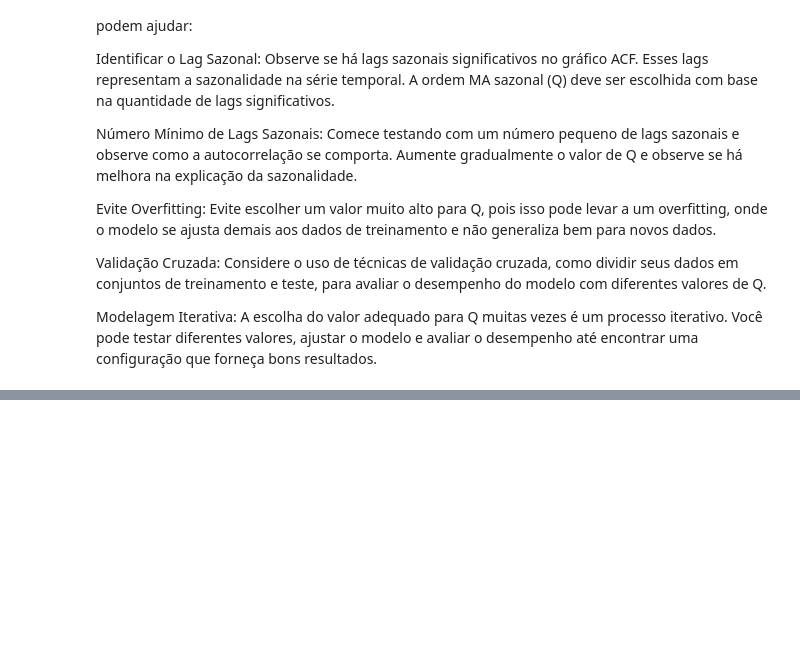
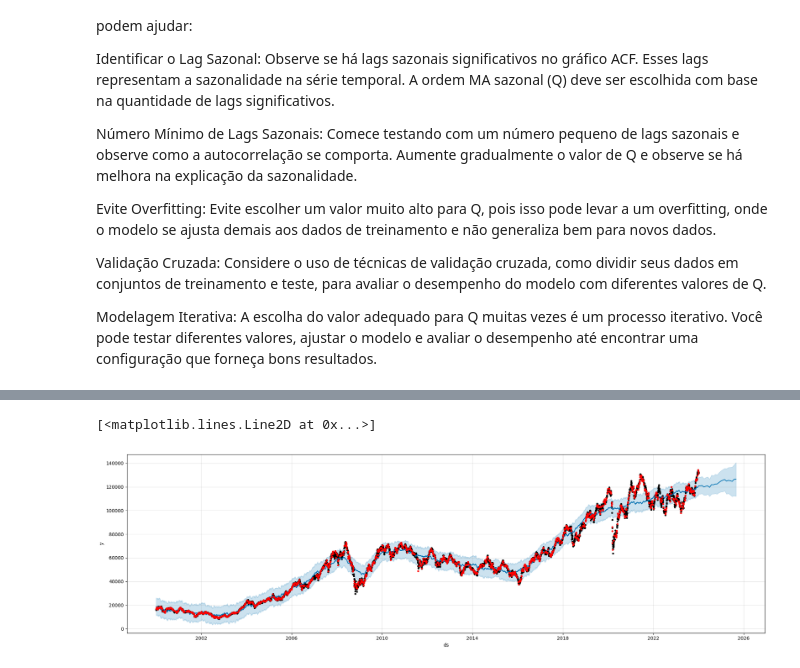
Before and after one commit to eugeniogdiniz/PosTechDataScience_Fiap, a Jupyter notebook: 02_Machine_Learning_and _Time_Siries/TechChallenge02/Tech_Challenge.ipynb, the cells around one changed output, grey strips where cells are left out. Cells and saved outputs as stored; diff of their text form; code cells hidden in the pictures; blank space fills up the shorter version.

```diff
--- a/02_Machine_Learning_and _Time_Siries/TechChallenge02/Tech_Challenge.ipynb
+++ b/02_Machine_Learning_and _Time_Siries/TechChallenge02/Tech_Challenge.ipynb
@@ -746,0 +718,14 @@ plt.show()
+# %%
+# Importando os dados do IBOVESP para o modelo
+
+symbol = '^BVSP'
+start_date = '2000-01-01'
+end_date = '2024-01-08'
+
+# Use a função download para obter os dados
+df = yf.download(symbol, start=start_date, end=end_date)
+df = df.reset_index('Date')
+df['Date'] = pd.to_datetime(df['Date'])
+df.drop(columns=['Open', 'High', 'Low', 'Volume', 'Adj Close'], inplace=True)
+df[['ds', 'y']] = df[['Date', 'Close']]
+df.head()
@@ -746,0 +742,5 @@ plt.show()
+# %%
+train_data = df.sample(frac=0.75, random_state=23)
+test_data = df.drop(train_data.index)
+print(f'Volume de dados de treino: {train_data.shape}')
+print(f'Volume de dados de teste: {test_data.shape}')
@@ -746,0 +750,6 @@ plt.show()
+# %%
+pptModel = Prophet(daily_seasonality=True)
+pptModel.fit(train_data)
+dataFramefuture = pptModel.make_future_dataframe(periods=20, freq='M')
+previsao = pptModel.predict(dataFramefuture)
+previsao.head()
@@ -746,0 +786,6 @@ plt.show()
+# %%
+pptModel.plot(previsao, figsize=(20,6));
+plt.plot(test_data['ds'], test_data['y'], '.r')
+# %% [output]
+[<matplotlib.lines.Line2D at 0x...>]
+[figure, added]
```
Also changed, not shown: parts of 19 cells of this notebook.
